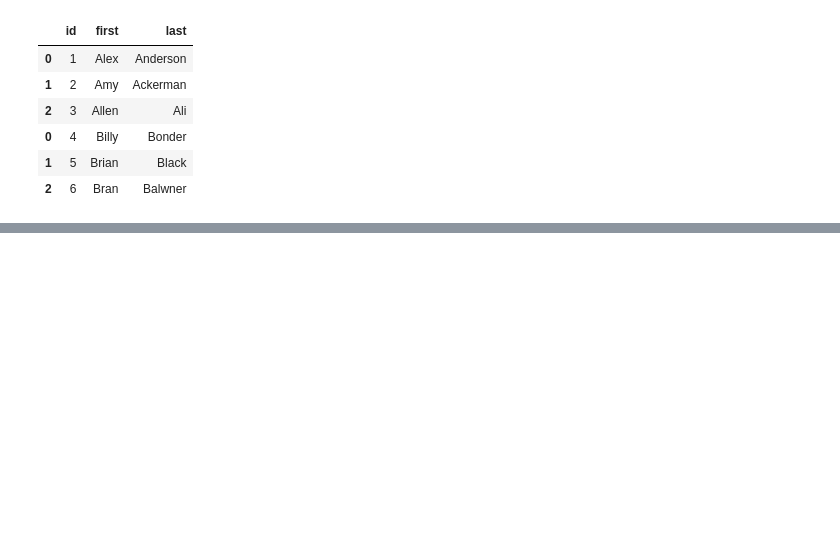
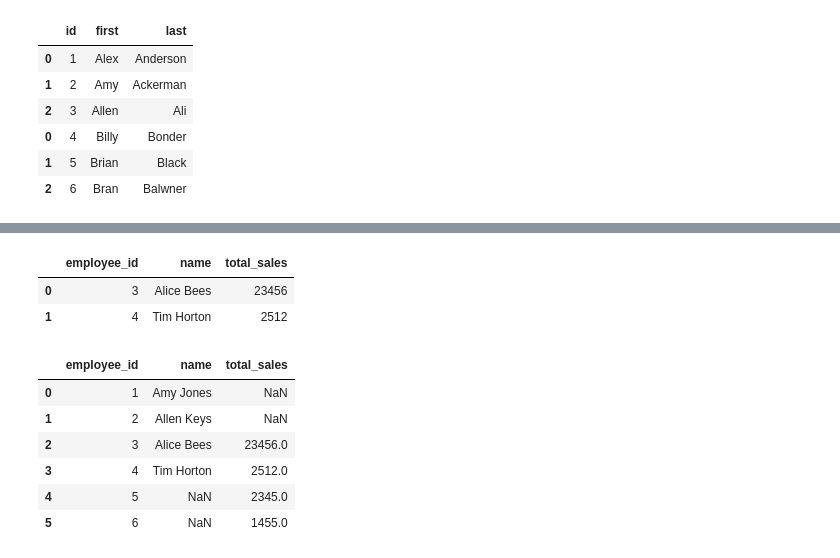
Before and after one commit to SamGombs20/DataAnalysisSample, a Jupyter notebook: code/dataWrangling.ipynb, the cells around one changed output, grey strips where cells are left out. Drawn from its saved outputs; the diff is of its cells as text; code cells hidden in the pictures; blank space fills up the shorter version.

Commit message:
Update:Some data wrangling

```diff
--- a/code/dataWrangling.ipynb
+++ b/code/dataWrangling.ipynb
@@ -224,3 +224,9 @@ pd.concat([df_a, df_b], axis=0)
 | 0 | 4 | Billy | Bonder |
 | 1 | 5 | Brian | Black |
 | 2 | 6 | Bran | Balwner |
+# %%
+#Merging dataframes
+employee_data = {'employee_id':['1','2','3','4'],
+                 'name':['Amy Jones', 'Allen Keys', 'Alice Bees', 'Tim Horton']}
+employee_df = pd.DataFrame(employee_data, columns=['employee_id', 'name'])
+employee_df
@@ -226,0 +239,5 @@ pd.concat([df_a, df_b], axis=0)
+# %%
+sales_data = {'employee_id':['3','4','5','6'],
+              'total_sales':[23456,2512,2345,1455]}
+sales_df = pd.DataFrame(sales_data, columns=['employee_id', 'total_sales'])
+sales_df
@@ -226,0 +250,18 @@ pd.concat([df_a, df_b], axis=0)
+# %%
+#Merging only the common data in both
+pd.merge(employee_df, sales_df)
+# %% [output]
+|  | employee_id | name | total_sales |
+| 0 | 3 | Alice Bees | 23456 |
+| 1 | 4 | Tim Horton | 2512 |
+# %%
+#Merging the two whether regardless
+pd.merge(employee_df, sales_df, how='outer')
+# %% [output]
+|  | employee_id | name | total_sales |
+| 0 | 1 | Amy Jones | NaN |
+| 1 | 2 | Allen Keys | NaN |
+| 2 | 3 | Alice Bees | 23456.0 |
+| 3 | 4 | Tim Horton | 2512.0 |
+| 4 | 5 | NaN | 2345.0 |
+| 5 | 6 | NaN | 1455.0 |
```
Also changed, not shown: parts of 4 cells of this notebook.
